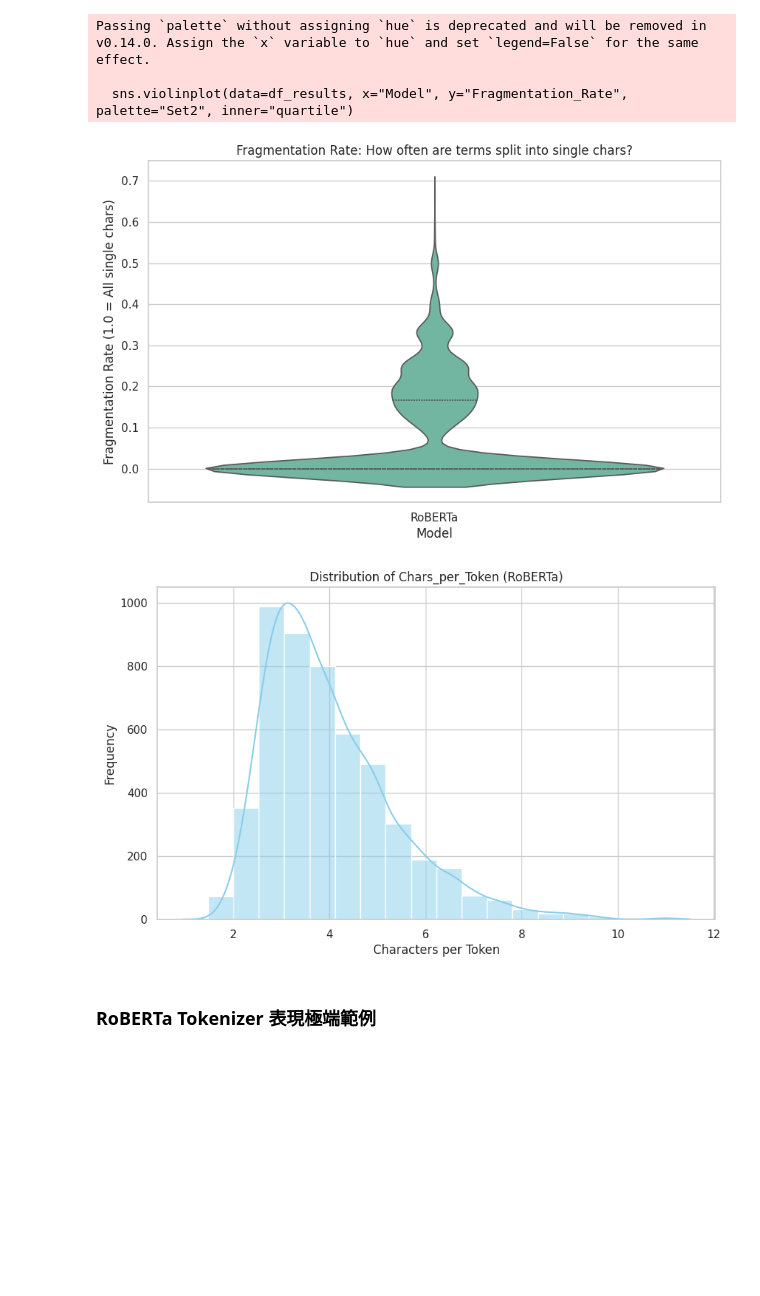
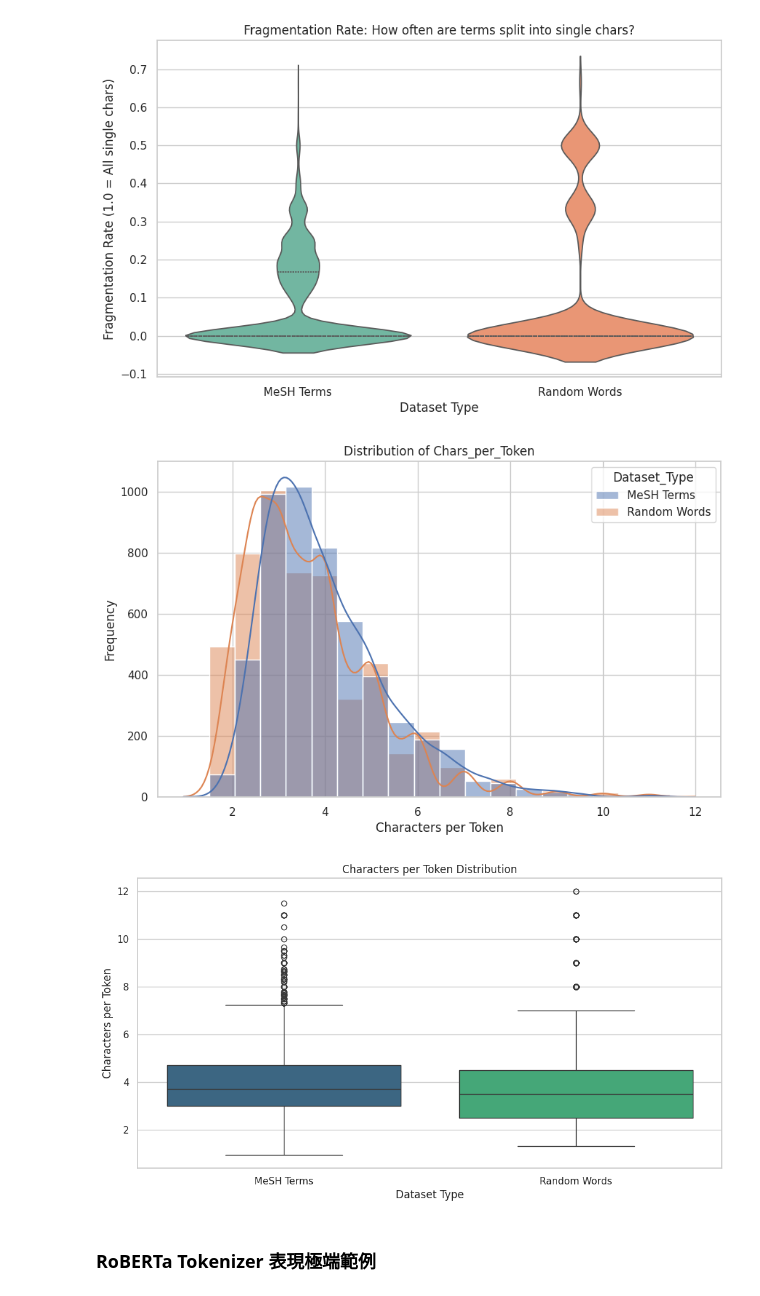
Before and after one commit to Heng1222/Ohsumed_classification, a Jupyter notebook: Model/Token_size_distribution.ipynb, the cells around one changed output. Drawn from its saved outputs; the diff is of its cells as text; code cells hidden in the pictures; blank space fills up the shorter version.

Commit message:
Perf: random word

```diff
--- a/Model/Token_size_distribution.ipynb
+++ b/Model/Token_size_distribution.ipynb
@@ -3,11 +64,13 @@
 # %%
 # 1. 測試資料集 (Python List of Strings)
-# 請將 MeSH descriptor names 讀取為一個純文字列表
-# 範例： ["Myocardial Infarction", "Diabetes Mellitus", "Acetylcholinesterase", ...]
 import pandas as pd
 url = 'https://github.com/Heng1222/Ohsumed_classification/blob/main/MeSH_data/mesh_dataset.csv?raw=true'
 full_df = pd.read_csv(url)
+# 範例： ["Myocardial Infarction", "Diabetes Mellitus", "Acetylcholinesterase", ...]
 mesh_terms_set = set(pd.concat([full_df["word_i"], full_df["word_j"]]))
+random_words = get_random_nouns_df(num_words=5080)
+
+
 
 # 2. 模型字典 (Dictionary of Tokenizers)
 # Key 為模型名稱 (自訂)，Value 為已經 load 好的 Hugging Face Tokenizer 物件
@@ -43,8 +108,17 @@ def calculate_token_metrics(text, tokenizer, model_name):
     token_count = len(tokens)
     char_count = len(text)
 
+    # 新增：計算單字數量 (以空格切割)
+    words = text.split()
+    word_count = len(words)
+
     # 避免除以零
     if token_count == 0: return None
+
+    if word_count == 0:
+        tokens_per_word = 0.0 # If text is empty or only spaces
+    else:
+        tokens_per_word = token_count / word_count
 
     # 1. 字元/Token 比 (Compression Rate): 越高越好，代表一個 Token 能攜帶更多資訊
     chars_per_token = char_count / token_count
@@ -59,8 +133,10 @@ def calculate_token_metrics(text, tokenizer, model_name):
         "Model": model_name,
         "Term": text,
         "Char_Length": char_count,
+        "Word_Count": word_count,  # 新增：單字數量
         "Token_Count": token_count,
         "Chars_per_Token": chars_per_token,      # 越高越好 (編碼效率高)
+        "Tokens_per_Word": tokens_per_word,      # 新增：每個單字平均被切成多少 Token
         "Fragmentation_Rate": fragmentation_rate # 越低越好 (0 代表沒有單字母拆解)
     }
 
@@ -80,38 +156,51 @@ def run_mesh_analysis(terms_list, tokenizers_map):
 
 # --- 執行分析 ---
 # df_results 是你主要的分析表格
-df_results = run_mesh_analysis(mesh_terms_set, tokenizers_dict)
-
+df_1 = run_mesh_analysis(mesh_terms_set, tokenizers_dict)
+df_1['Dataset_Type'] = 'MeSH Terms'
+df_2 = run_mesh_analysis(random_words, tokenizers_dict)
+df_2['Dataset_Type'] = 'Random Words'
+df_results = pd.concat([df_1, df_2], ignore_index=True)
+print(df_results.head(20))
 # --- 查看數據摘要 ---
 # 顯示 RoBERTa 模型的詳細描述性統計
 roberta_df = df_results[df_results['Model'] == 'RoBERTa']
 print("\n=== RoBERTa Tokenizer 詳細統計數據 ===")
-display(roberta_df[["Token_Count", "Chars_per_Token", "Fragmentation_Rate"]].describe())
+display(roberta_df.groupby('Dataset_Type')[["Char_Length", "Word_Count", "Token_Count", "Chars_per_Token", "Tokens_per_Word", "Fragmentation_Rate"]].describe())
 
-# 圖表 1: Token Count 分布 (Boxplot)
-# 觀察：哪個模型需要的 Token 數最少 (中位數越低越好)
+# 圖表 1: Tokens_per_Word 分布 (Boxplot)
+# 觀察：
 plt.figure(figsize=(10, 6))
-sns.boxplot(data=df_results, x="Model", y="Token_Count", palette="Set2")
-plt.title("Distribution of Token Counts for MeSH Terms (Lower is Better)")
-plt.ylabel("Number of Tokens per Term")
+sns.histplot(data=df_results, x="Tokens_per_Word", bins=20, hue="Dataset_Type", color='skyblue')
+plt.title("Distribution of Tokens_per_Word")
+plt.ylabel("Number of sample")
+plt.xlabel("Tokens per Word")
 plt.show()
 
 # 圖表 2: 碎片化程度 (Violin Plot or Strip Plot)
 # 觀察：是否有模型經常出現高碎片化 (Fragmentation > 0.5)
 plt.figure(figsize=(10, 6))
-sns.violinplot(data=df_results, x="Model", y="Fragmentation_Rate", palette="Set2", inner="quartile")
+sns.violinplot(data=df_results, x="Dataset_Type", y="Fragmentation_Rate", hue="Dataset_Type", palette="Set2", inner="quartile", legend=False)
 plt.title("Fragmentation Rate: How often are terms split into single chars?")
 plt.ylabel("Fragmentation Rate (1.0 = All single chars)")
+plt.xlabel("Dataset Type")
 plt.show()
 
 # 圖表 3: Chars_per_Token 整體分佈
 # 觀察：每個 Token 平均承載的字元數的分佈狀況
 plt.figure(figsize=(10, 6))
-sns.histplot(data=df_results, x="Chars_per_Token", kde=True, bins=20, color='skyblue')
-plt.title("Distribution of Chars_per_Token (RoBERTa)")
+sns.histplot(data=df_results, x="Chars_per_Token", kde=True, bins=20, hue="Dataset_Type", color='skyblue')
+plt.title("Distribution of Chars_per_Token")
 plt.xlabel("Characters per Token")
 plt.ylabel("Frequency")
 plt.show()
+# 圖表 4: Characters per Token 整體分佈
+# 觀察：
+sns.boxplot(data=df_results, x="Dataset_Type", y="Chars_per_Token", hue="Dataset_Type", palette="viridis", legend=False)
+plt.title("Characters per Token Distribution")
+plt.ylabel("Characters per Token")
+plt.xlabel("Dataset Type")
+plt.show()
 # %% [output]
 正在分析 5080 個 MeSH 詞彙...
 Processing RoBERTa...
@@ -132,8 +233,6 @@ Passing `palette` without assigning `hue` is deprecated and will be removed in v
-Passing `palette` without assigning `hue` is deprecated and will be removed in v0.14.0. Assign the `x` variable to `hue` and set `legend=False` for the same effect.
-
-  sns.violinplot(data=df_results, x="Model", y="Fragmentation_Rate", palette="Set2", inner="quartile")
-[figure, old version]
+[figure, new version]
-[figure, old version]
+[figure, new version]
+[figure, added]
 # %% [markdown]
 ### RoBERTa Tokenizer 表現極端範例
 # %%
```
Also changed, not shown: parts of 29 cells of this notebook.
